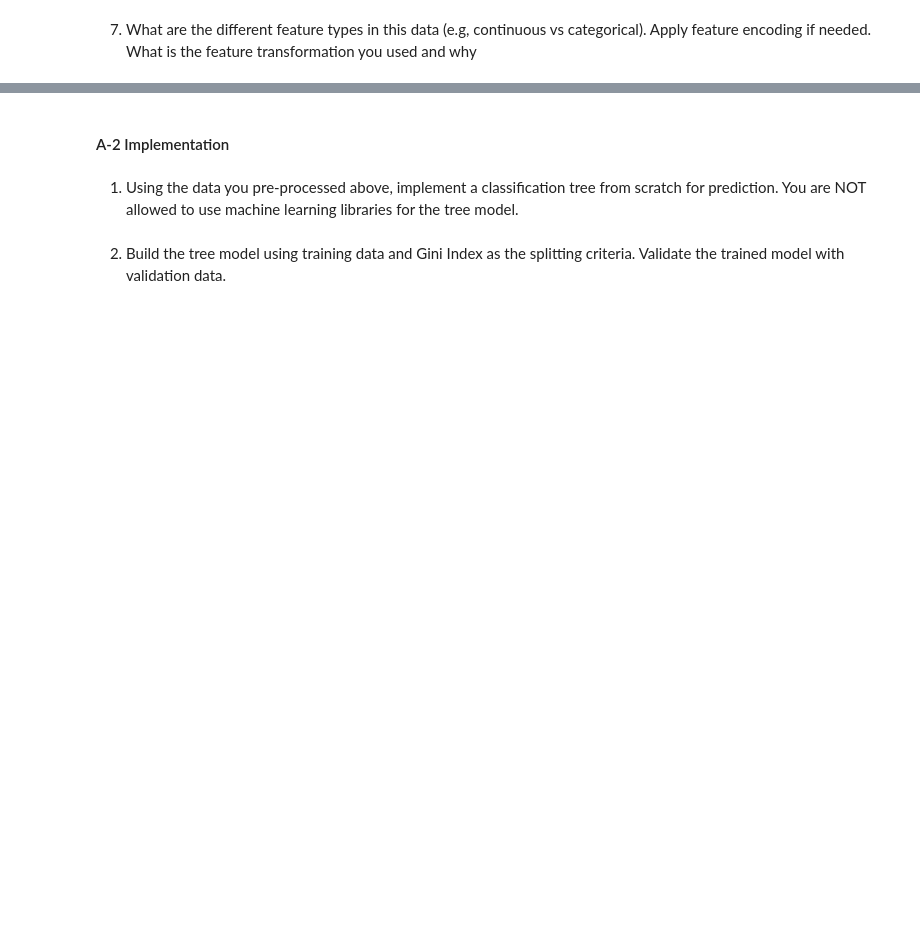
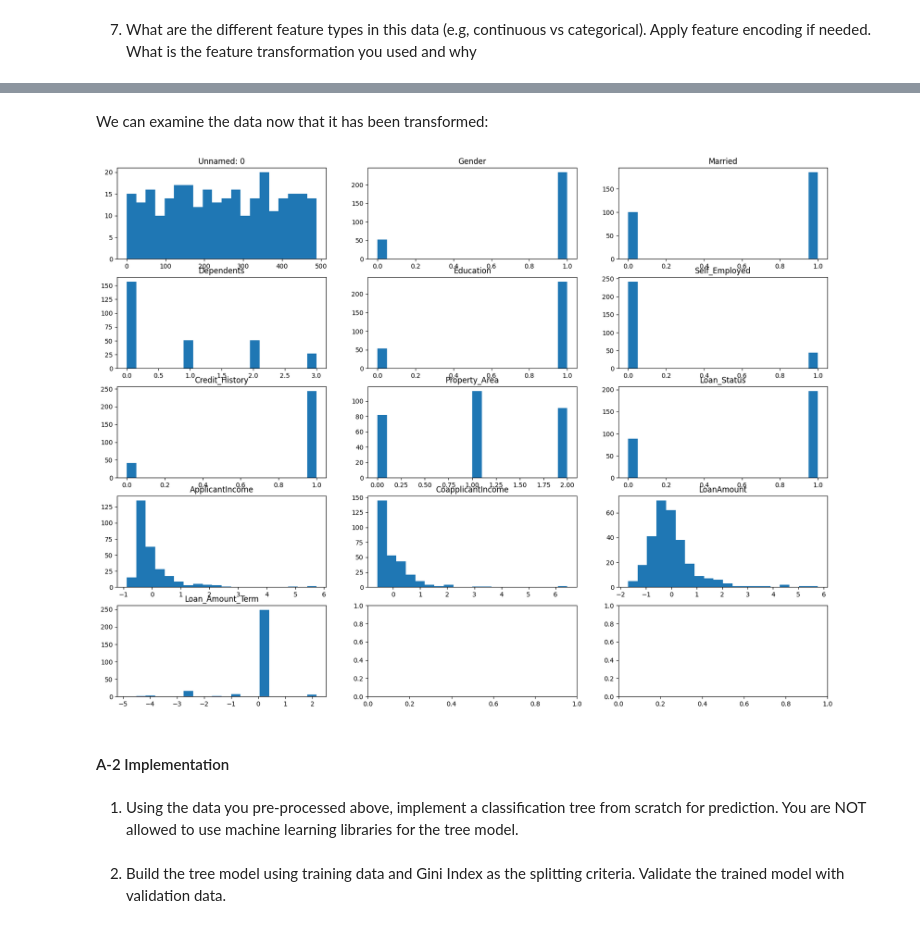
Before and after one commit to peicasey/ML-HW2, a Jupyter notebook: Casey_Pei_HW2/Casey_Pei_HW2.ipynb, the cells around one changed output, grey strips where cells are left out. Drawn from its saved outputs; the diff is of its cells as text; code cells hidden in the pictures; blank space fills up the shorter version.

```diff
--- a/Casey_Pei_HW2/Casey_Pei_HW2.ipynb
+++ b/Casey_Pei_HW2/Casey_Pei_HW2.ipynb
@@ -47,0 +247,13 @@ feature encoding if needed. What is the feature transformation you used and why
+# %%
+# we aren't going to standardize the "Unnamed: 0" column since it doesn't have a normal distribution
+# or "Loan_Status" since it is the feature column
+data = standardize_zscore(data,
+                           ["Unnamed: 0", "Loan_ID", "Gender",
+                            "Married", "Dependents", "Education",
+                            "Education", "Self_Employed", "Credit_History",
+                            "Property_Area", "Loan_Status"])
+
+data
+
+data = data.dropna()
+data.head()
@@ -47,0 +318,2 @@ feature encoding if needed. What is the feature transformation you used and why
+# %%
+data = transformFeatures(data)
@@ -47,0 +322,2 @@ feature encoding if needed. What is the feature transformation you used and why
+# %%
+data.drop('Loan_ID', axis=1, inplace=True)
@@ -48,3 +333,19 @@ feature encoding if needed. What is the feature transformation you used and why
+# %% [markdown]
+We can examine the data now that it has been transformed:
+# %%
+fig, axes = subplots(nrows=nrow, ncols=ncol, figsize=(20, 15))
+
+i = 0
+for name, values in data.items():
+    c = i % ncol
+    r = i // ncol
+
+    axes[r][c].hist(values, bins=20)
+    axes[r][c].set_title(name)
+
+    i += 1
+# %% [output]
+[figure, added]
 # %% [markdown]
 #### A-2 Implementation
 # %% [markdown]
```
Also changed, not shown: parts of 51 cells of this notebook, 5 other files.
